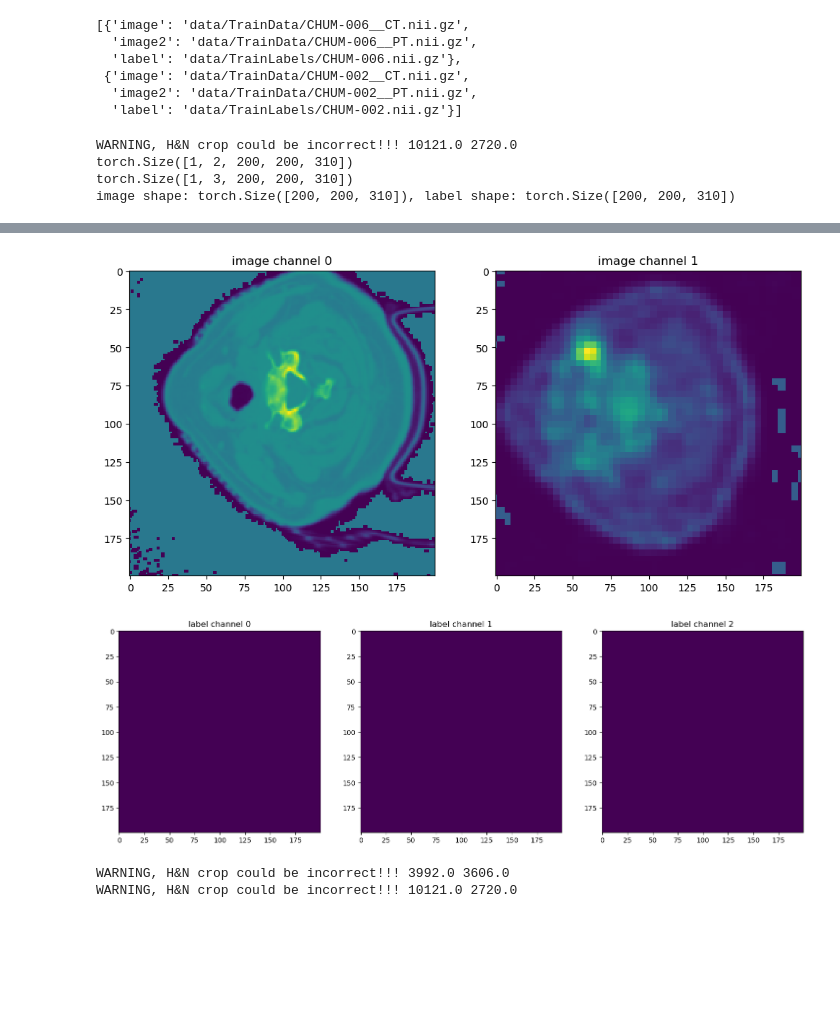
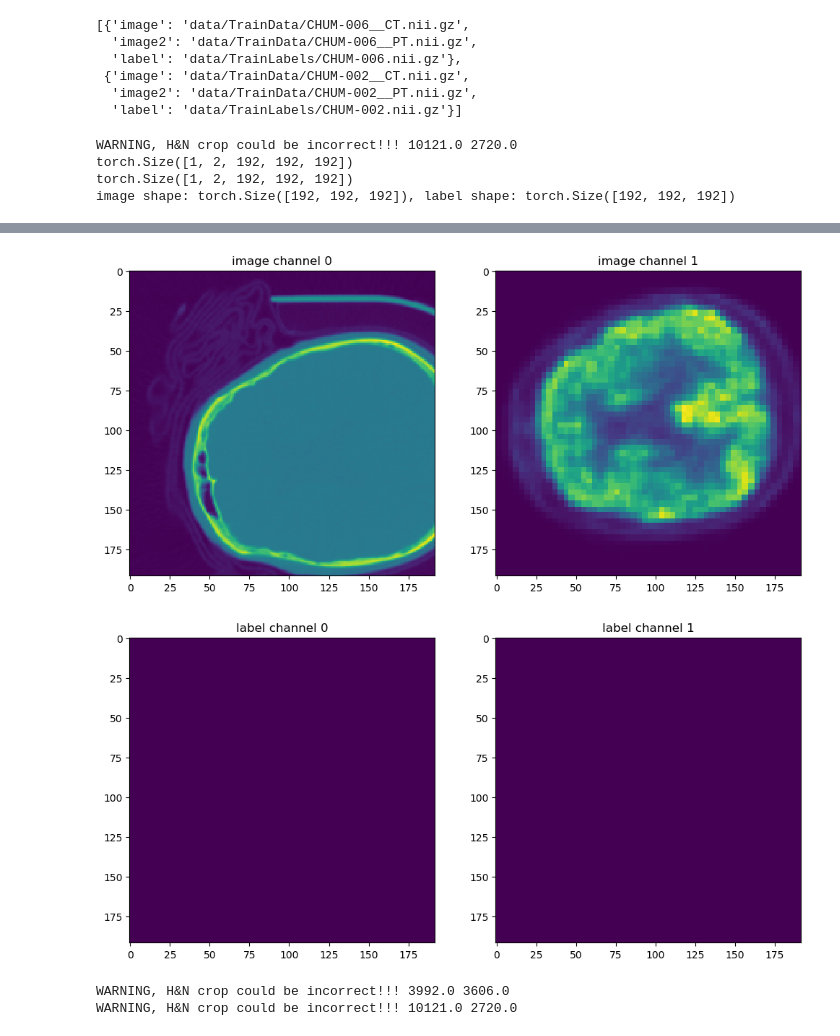
Before and after one commit to SreejaMalladi/Varian, a Jupyter notebook: preprocessing.ipynb, the cells around one changed output, grey strips where cells are left out. Saved outputs shown, nothing was run; the diff lists cells and outputs as text; code cells hidden in the pictures; blank space fills up the shorter version.

Commit message:
split the label into 2 classes

```diff
--- a/preprocessing.ipynb
+++ b/preprocessing.ipynb
@@ -223,7 +223,6 @@ class ConvertToMultiChannelBasedOnClassesd(MapTransform):
             result = []
             result.append(d[key] == 1)
             result.append(d[key] == 2)
-            result.append(d[key] == 3)
             d[key] = torch.stack(result, axis=0).float()
         return d
 # %%
@@ -240,9 +239,9 @@ train_transforms = Compose(
         ),
         ConvertToMultiChannelBasedOnClassesd(keys='label'),
         HecktorCropNeckRegion(keys=["image", 'image2', "label"], source_key="image"),
+        RandSpatialCropd(keys=["image", 'image2', "label"], roi_size=[192, 192, 192], random_size=False),
         # CalculateCentreOfMass(keys=["image", "image2", "label"], source_key="image"),
         Orientationd(keys=["image", "image2"], axcodes="RAS"),
-        # RandSpatialCropd(keys=["image", 'image2', "label"], roi_size=[192, 192, 192], random_size=False),
         ScaleIntensityd(keys=["image", "image2"], minv=0.0, maxv=1.0),
         NormalizeIntensityd(keys="image", nonzero=True, channel_wise=True),
         NormalizeIntensityd(keys="image2", nonzero=True, channel_wise=True),
@@ -250,10 +249,7 @@ train_transforms = Compose(
         RandFlipd(keys=["image", "image2", "label"], prob=0.5, spatial_axis=1),
         RandFlipd(keys=["image", "image2", "label"], prob=0.5, spatial_axis=2),
         ConcatItemsd(keys=["image", "image2"], name="image_petct", dim=0),
-        # RandScaleIntensityd(keys="image", factors=0.1, prob=1.0),
         # RandRotated(keys=["image", "image2", "label"], prob = 0.5),
-
-
         # SaveImaged(
         # keys = ['image', 'image2', 'label'],
         # output_dir='data/output',
@@ -267,28 +263,23 @@ train_transforms = Compose(
 val_transforms = Compose(
     [
         LoadImaged(keys=['image', 'image2', 'label']),
-        EnsureChannelFirstd(keys = ['image', 'image2', 'label']),
+        EnsureChannelFirstd(keys = ['image', 'image2']),
         EnsureTyped(keys=["image", 'image2', "label"]),
         Spacingd(
             keys=["image", 'image2'],
             pixdim=(1.0, 1.0, 1.0),
             mode=("bilinear", "nearest"),
         ),
+        ConvertToMultiChannelBasedOnClassesd(keys='label'),
         HecktorCropNeckRegion(keys=["image", 'image2', "label"], source_key="image"),
+        RandSpatialCropd(keys=["image", 'image2', "label"], roi_size=[192, 192, 192], random_size=False),
         # CalculateCentreOfMass(keys=["image", "image2", "label"], source_key="image"),
-        # ConvertToMultiChannelBasedOnClassesd(keys='label'),
         Orientationd(keys=["image", "image2"], axcodes="RAS"),
 
-        # RandSpatialCropd(keys=["image", 'image2', "label"], roi_size=[192, 192, 192], random_size=False),
         ScaleIntensityd(keys=["image", "image2"], minv=0.0, maxv=1.0),
         NormalizeIntensityd(keys="image", nonzero=True, channel_wise=True),
         NormalizeIntensityd(keys="image2", nonzero=True, channel_wise=True),
         ConcatItemsd(keys=["image", "image2"], name="image_petct", dim=0),
-
-        # ScaleIntensityRanged(
-        #     keys=["image"], a_min=-57, a_max=164,
-        #     b_min=0.0, b_max=1.0, clip=True,
-        # ),
     ]
 )
 
@@ -305,36 +296,28 @@ check_ds = Dataset(data=tfiles, transform=train_transforms)
 check_loader = DataLoader(check_ds, batch_size=1)
 for check_data in check_loader:
     print(check_data['image_petct'].shape)
-    # print(check_data['image2'].shape)
     print(check_data['label'].shape)
     break
 image, label = (check_data["image_petct"][0][0], check_data["label"][0][0])
 print(f"image shape: {image.shape}, label shape: {label.shape}")
 # %% [output]
 WARNING, H&N crop could be incorrect!!! 10121.0 2720.0
-torch.Size([1, 2, 200, 200, 310])
-torch.Size([1, 3, 200, 200, 310])
-image shape: torch.Size([200, 200, 310]), label shape: torch.Size([200, 200, 310])
+torch.Size([1, 2, 192, 192, 192])
+torch.Size([1, 2, 192, 192, 192])
+image shape: torch.Size([192, 192, 192]), label shape: torch.Size([192, 192, 192])
 # %%
-# check_data = check_ds[1]
-# image, label = (check_data["image_petct"][0], check_data["label"][0])
-print(f"image shape: {image.shape}, label shape: {label.shape}")
+check_data = check_ds[1]
+print(f"image shape: {check_data['image_petct'].shape}, label shape: {check_data['label'].shape}")
 plt.figure("image_petct", (12, 6))
 for i in range(2):
     plt.subplot(1, 2, i + 1)
     plt.title(f"image channel {i}")
-    plt.imshow(check_data["image_petct"][0][i, :, :, 150].detach().cpu())
+    plt.imshow(check_data["image_petct"][i, :, :, 150].detach().cpu())
 plt.show()
-# plt.figure("image2", (12, 6))
-# for i in range(1):
-#     plt.subplot(1, 2, i + 1)
-#     plt.title(f"label channel {i}")
-#     plt.imshow(check_data["image2"][0][i, :, :, 150].detach().cpu())
-# plt.show()
-plt.figure("label", (18, 6))
-for i in range(3):
-    plt.subplot(1, 3, i + 1)
+plt.figure("label", (12, 6))
+for i in range(2):
+    plt.subplot(1, 2, i + 1)
     plt.title(f"label channel {i}")
-    plt.imshow(check_data["label"][0][i, :, :, 150].detach().cpu())
+    plt.imshow(check_data["label"][i, :, :, 150].detach().cpu())
 plt.show()
 # %% [output]
@@ -342,5 +326,5 @@ image shape: torch.Size([200, 200, 310]), label shape: torch.Size([200, 200, 310
-[figure, old version]
+[figure, new version]
-[figure, old version]
+[figure, new version]
 # %%
 train_ds = CacheDataset(data=tfiles, transform=train_transforms, cache_rate=1.0, num_workers=4)
 train_loader = DataLoader(train_ds, batch_size=1, shuffle=True, num_workers=4)
```
Also changed, not shown: parts of 7 cells of this notebook.
